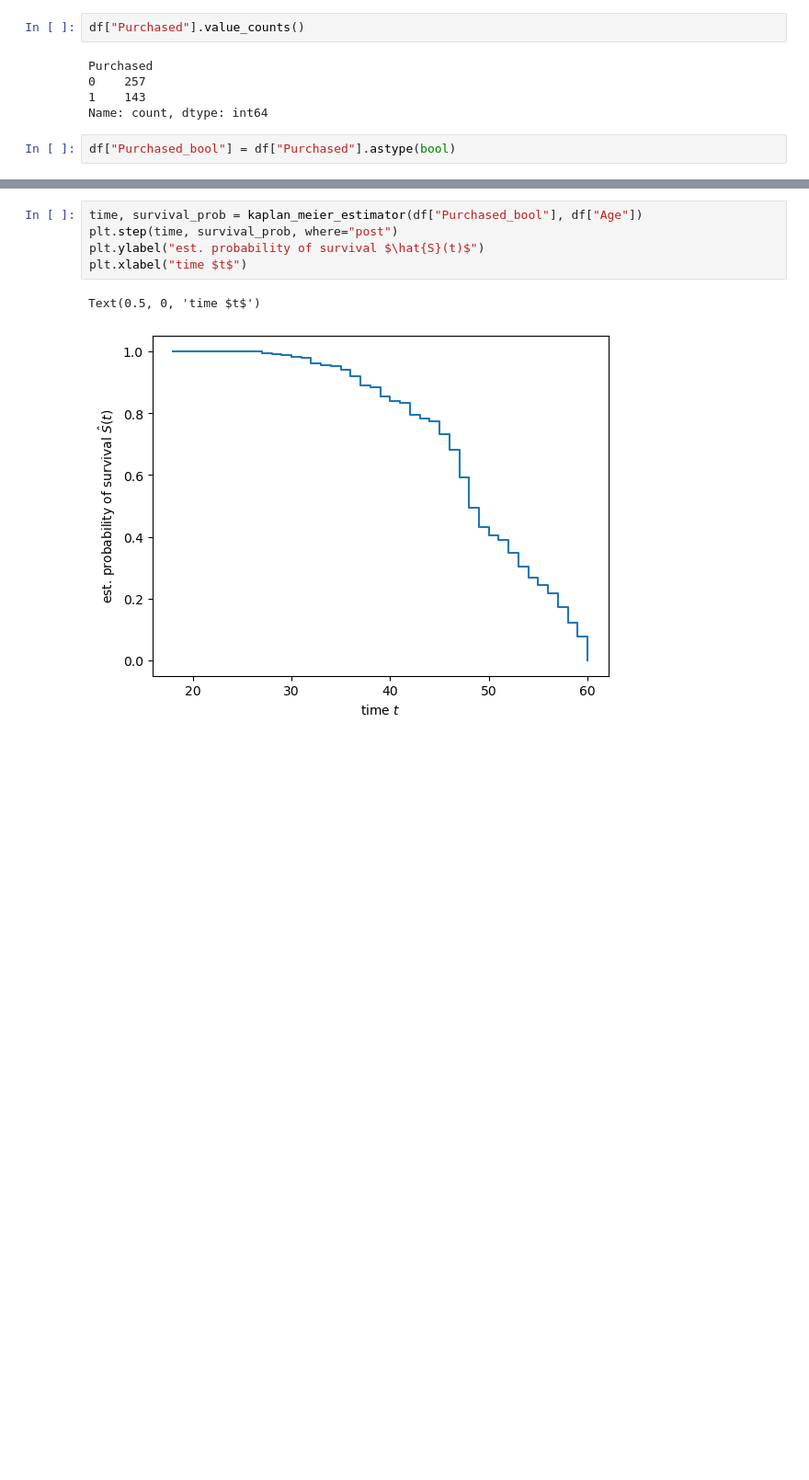
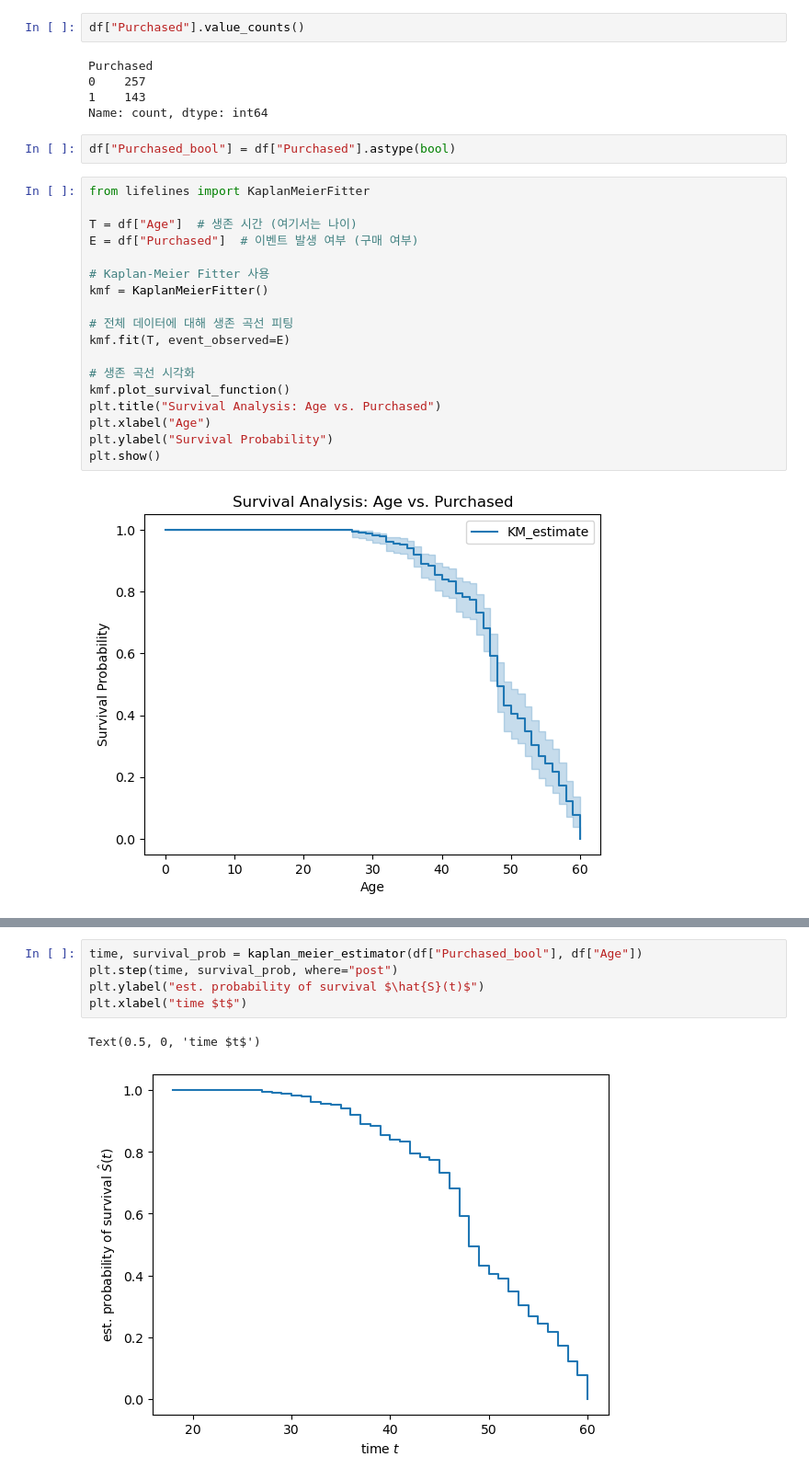
Before and after one commit to DonginJeon/Chunjae_edu, a Jupyter notebook: Project/Mini_project_machinelearning_0830/Code.ipynb, the cells around one changed output, grey strips where cells are left out. Shown at 92% size. Cells and saved outputs as stored; diff of their text form; blank space fills up the shorter version.

```diff
--- a/Project/Mini_project_machinelearning_0830/Code.ipynb
+++ b/Project/Mini_project_machinelearning_0830/Code.ipynb
@@ -834,3 +907,23 @@ Purchased
 Name: count, dtype: int64
 # %%
 df["Purchased_bool"] = df["Purchased"].astype(bool)
+# %%
+from lifelines import KaplanMeierFitter
+
+T = df["Age"]  # 생존 시간 (여기서는 나이)
+E = df["Purchased"]  # 이벤트 발생 여부 (구매 여부)
+
+# Kaplan-Meier Fitter 사용
+kmf = KaplanMeierFitter()
+
+# 전체 데이터에 대해 생존 곡선 피팅
+kmf.fit(T, event_observed=E)
+
+# 생존 곡선 시각화
+kmf.plot_survival_function()
+plt.title("Survival Analysis: Age vs. Purchased")
+plt.xlabel("Age")
+plt.ylabel("Survival Probability")
+plt.show()
+# %% [output]
+[figure, added]
```
Also changed, not shown: parts of 20 cells of this notebook, 1 other file.
